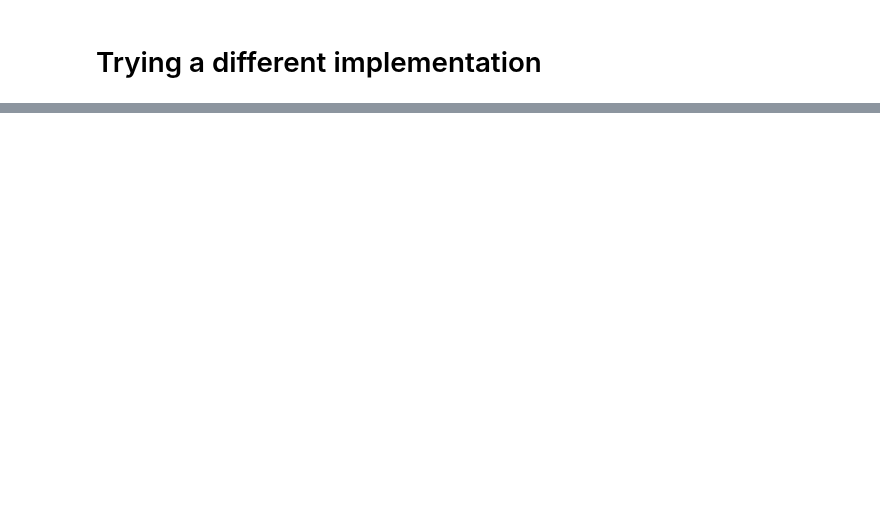
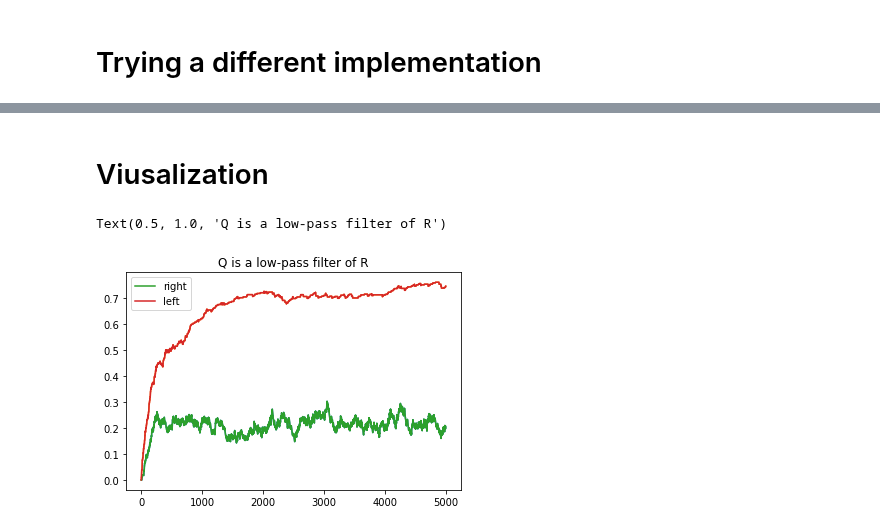
Before and after one commit to Maylibooyah69/RewardReversalPorject, a Jupyter notebook: Toy Q.ipynb, the cells around one changed output, grey strips where cells are left out. Cells and saved outputs as stored; diff of their text form; code cells hidden in the pictures; blank space fills up the shorter version.

Commit message:
object implementation

```diff
--- a/Toy Q.ipynb
+++ b/Toy Q.ipynb
@@ -133,19 +122,0 @@ plt.plot(temp)
-# %%
-env=[0.2,0.8]
-train_size=5000
-def get_reward(action,env): # 0 when reward is on the left
-    if np.random.uniform(0,1)<env[1]:
-        return int(action==1)
-    else:
-        return int(action==0)
-def get_action(Q):
-    return np.argmax(Q)
-# %%
-# second implementation
-actions = np.array([0,1]) # 0 for left, 1 for right
-Q = np.random.uniform(low=0,high=1,size=(action_size))
-for i in range(train_size):
-    action=get_action(Q)
-    reward=get_reward(action,env)
-    Q[action]=(1-alpha)*Q[action]+alpha*(reward+gamma*np.max(Q))
-print(Q)
@@ -224,0 +191,8 @@ array([  62, 3754])
+# %%
+env=toyQ_2choice()
+rat=sig_rat(env,alpha=0.01)
+env,rat=train_rat(env,rat,5000)
+choicelog=np.array(rat.choiceLog)
+print('reward_log:',np.sum(obslog,axis=0))
+print('choice_log:',np.sum(choicelog,axis=0))
+rat.Qlog
@@ -225,3 +209,16 @@ array([  62, 3754])
+# %% [markdown]
+# Viusalization
+# %%
+qlog=np.array(rat.Qlog)[:] # first 1000 times
+plt.plot(qlog[:,0])
+plt.plot(qlog[:,1])
+line0, = plt.plot(qlog[:,0], label='right')
+line1, = plt.plot(qlog[:,1], label='left')
+plt.legend(loc='upper left')
+plt.title('Q is a low-pass filter of R')
+# %% [output]
+Text(0.5, 1.0, 'Q is a low-pass filter of R')
+[figure, added]
 # %%
 # some constants
 obs_size = 2 # get 0 or 1 as reward
```
Also changed, not shown: parts of 10 cells of this notebook, 4 other files.
